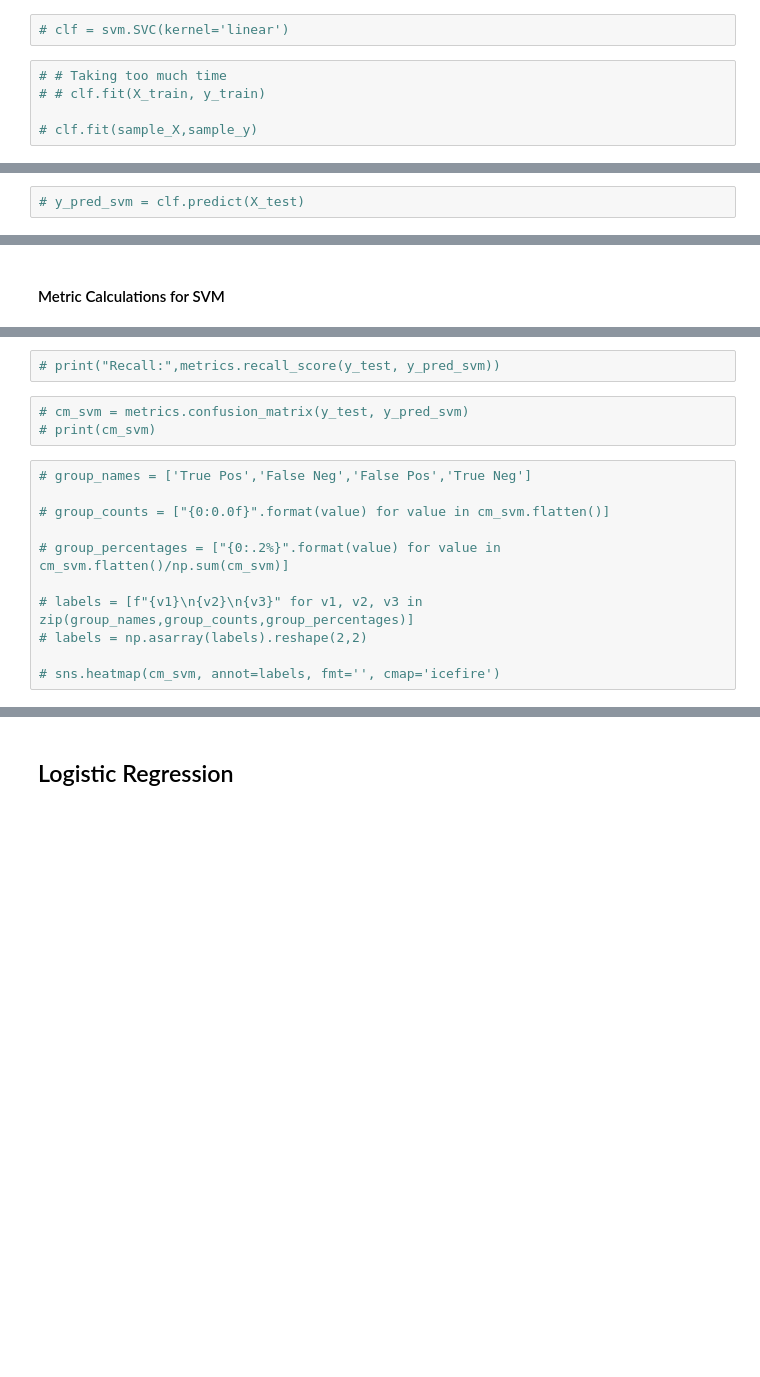
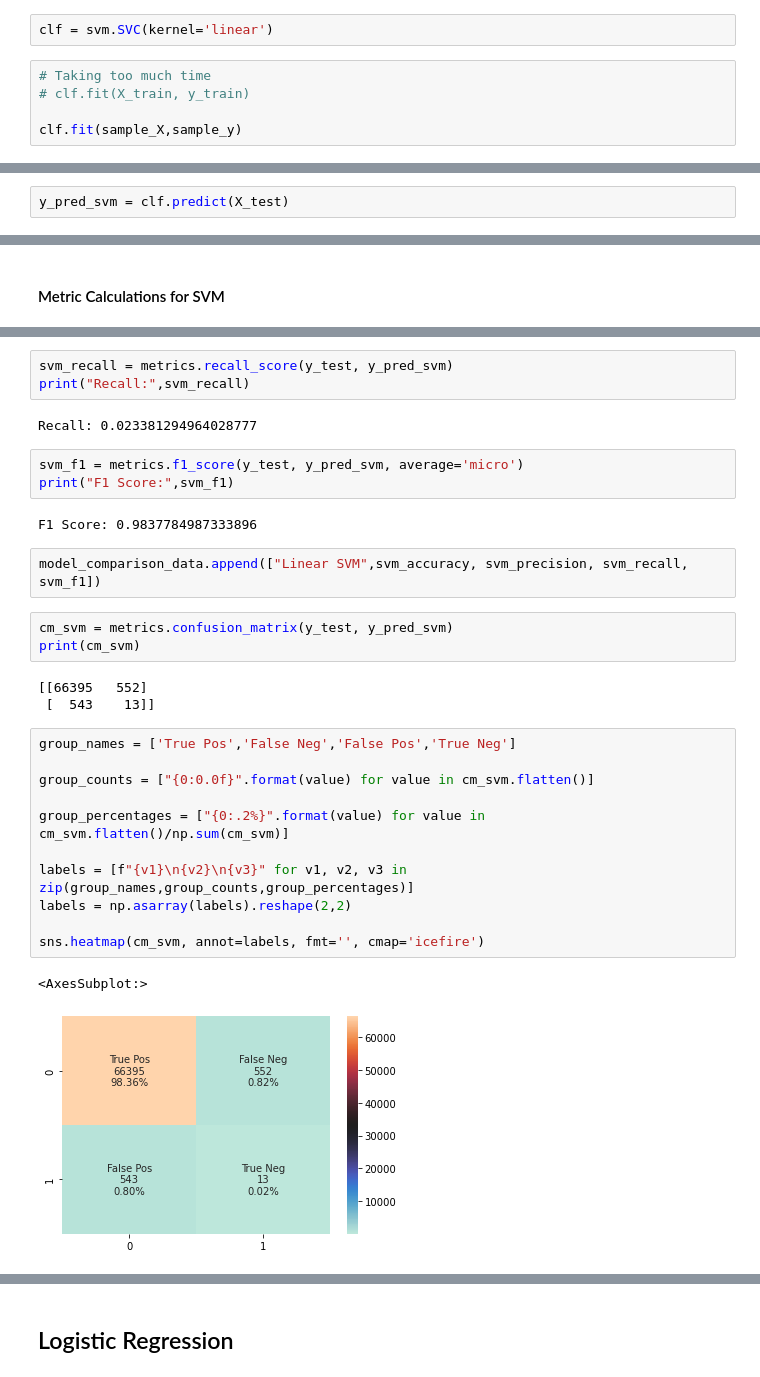
Before and after one commit to sheetalrprasad/Financial-Incident-Analysis, a Jupyter notebook: Finance Project.ipynb, the cells around one changed output, grey strips where cells are left out. Saved outputs shown, nothing was run; the diff lists cells and outputs as text; blank space fills up the shorter version.

```diff
--- a/Finance Project.ipynb
+++ b/Finance Project.ipynb
@@ -142,7 +155,7 @@ dict(zip(unique, counts))
 # %%
-# clf = svm.SVC(kernel='linear')
+clf = svm.SVC(kernel='linear')
 # %%
-# # Taking too much time
-# # clf.fit(X_train, y_train)
+# Taking too much time
+# clf.fit(X_train, y_train)
 
-# clf.fit(sample_X,sample_y)
+clf.fit(sample_X,sample_y)
@@ -165,5 +180,5 @@ dict(zip(unique, counts))
 # %% [markdown]
 #### Predicting Target with SVM
 # %%
-# y_pred_svm = clf.predict(X_test)
+y_pred_svm = clf.predict(X_test)
 # %%
@@ -178,17 +201,33 @@ dict(zip(unique, counts))
 # %%
-# print("Recall:",metrics.recall_score(y_test, y_pred_svm))
+svm_recall = metrics.recall_score(y_test, y_pred_svm)
+print("Recall:",svm_recall)
+# %% [output]
+Recall: 0.023381294964028777
+# %%
+svm_f1 = metrics.f1_score(y_test, y_pred_svm, average='micro')
+print("F1 Score:",svm_f1)
+# %% [output]
+F1 Score: 0.9837784987333896
+# %%
+model_comparison_data.append(["Linear SVM",svm_accuracy, svm_precision, svm_recall, svm_f1])
 # %%
-# cm_svm = metrics.confusion_matrix(y_test, y_pred_svm)
-# print(cm_svm)
+cm_svm = metrics.confusion_matrix(y_test, y_pred_svm)
+print(cm_svm)
+# %% [output]
+[[66395   552]
+ [  543    13]]
 # %%
-# group_names = ['True Pos','False Neg','False Pos','True Neg']
+group_names = ['True Pos','False Neg','False Pos','True Neg']
 
-# group_counts = ["{0:0.0f}".format(value) for value in cm_svm.flatten()]
+group_counts = ["{0:0.0f}".format(value) for value in cm_svm.flatten()]
 
-# group_percentages = ["{0:.2%}".format(value) for value in cm_svm.flatten()/np.sum(cm_svm)]
+group_percentages = ["{0:.2%}".format(value) for value in cm_svm.flatten()/np.sum(cm_svm)]
 
-# labels = [f"{v1}\n{v2}\n{v3}" for v1, v2, v3 in zip(group_names,group_counts,group_percentages)]
-# labels = np.asarray(labels).reshape(2,2)
+labels = [f"{v1}\n{v2}\n{v3}" for v1, v2, v3 in zip(group_names,group_counts,group_percentages)]
+labels = np.asarray(labels).reshape(2,2)
 
-# sns.heatmap(cm_svm, annot=labels, fmt='', cmap='icefire')
+sns.heatmap(cm_svm, annot=labels, fmt='', cmap='icefire')
+# %% [output]
+<AxesSubplot:>
+[figure, added]
 # %%
```
Also changed, not shown: parts of 37 cells of this notebook, 2 other files.
